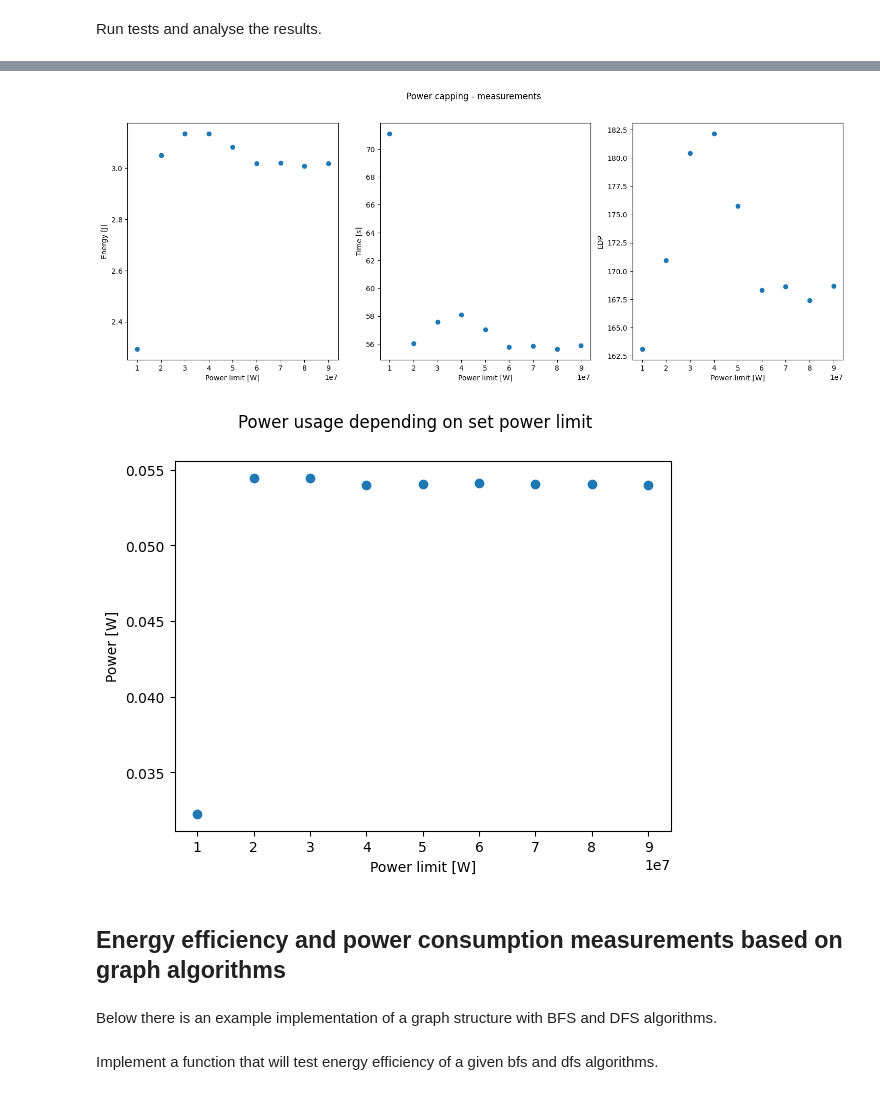
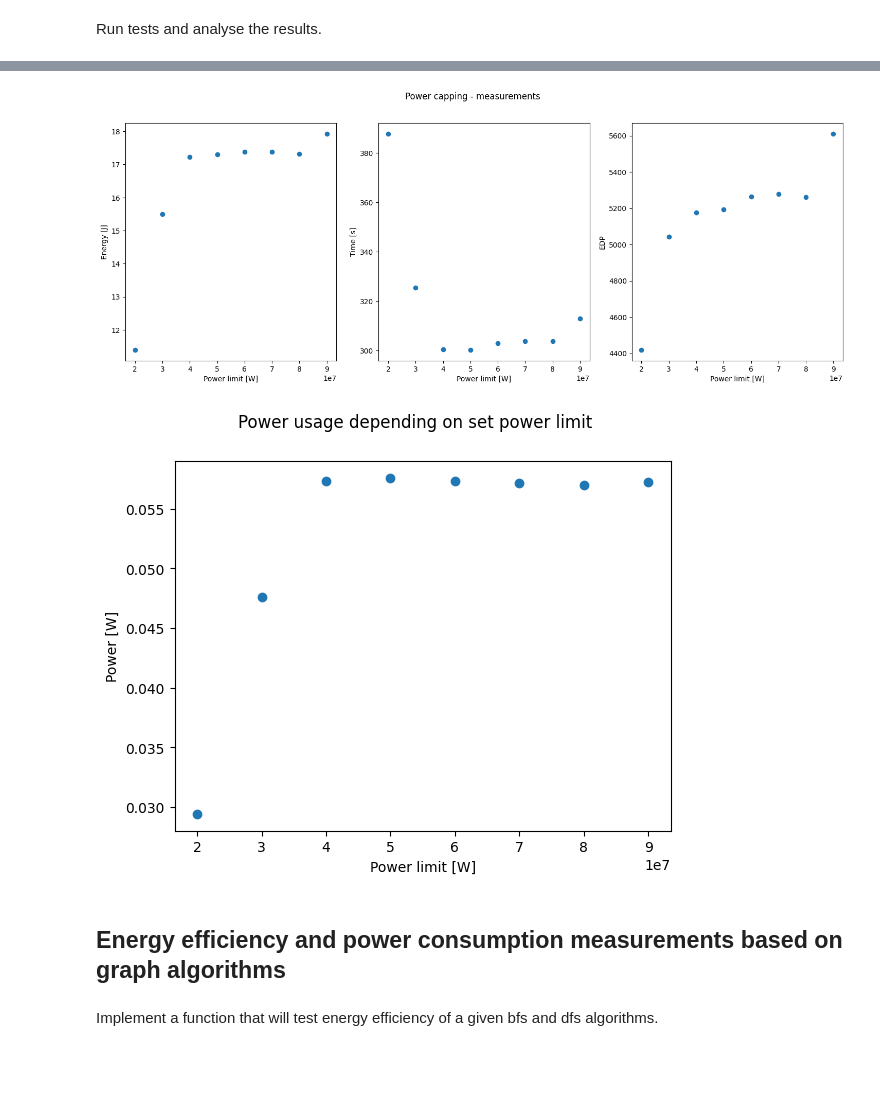
Before and after one commit to mrrys00/sem08-parallel-programming, a Jupyter notebook: energy_efficient_programming_lab/lab_v2.ipynb, the cells around one changed output, grey strips where cells are left out. Saved outputs shown, nothing was run; the diff lists cells and outputs as text; code cells hidden in the pictures; blank space fills up the shorter version.

```diff
--- a/energy_efficient_programming_lab/lab_v2.ipynb
+++ b/energy_efficient_programming_lab/lab_v2.ipynb
@@ -289,23 +291,21 @@ First problem that we are going to measure efficiency is matrix multiplication.
 # %%
 import numpy as np
 # %%
-def np_test(size: int):
+def np_test(a, b):
     " Create a test for Numpy's matrix multiplication "
-    a = np.random.rand(size, size)
-    b = np.random.rand(size, size)
 
+    start_energy = energy_uj()
     start_time = time.time()
-    start_energy = energy_uj()
     c = a @ b
+    finish_time = time.time()
     end_energy = energy_uj()
-    finish_time = time.time()
 
     energy_consumed = energy_consumption(start_energy, end_energy)
     return finish_time - start_time, energy_consumed / 1e6
 # %% [markdown]
 Define power limits (at least 5 different) that you're going to set and make tests.
 # %%
-power_limits = [int(i*1e7) for i in range(1, 10)]
+power_limits = [int(i*1e7) for i in range(2, 10)]
 print(power_limits)
 n_power_limits = len(power_limits)
 # %% [output]
@@ -313,27 +313,30 @@ n_power_limits = len(power_limits)
 # %% [markdown]
 Run tests and analyse the results.
 # %%
-ex_time = np.zeros((n_power_limits, 1))
-energy = np.zeros((n_power_limits, 1))
+matrix_size = 10000
+n_tests = 5
 
-matrix_size = 100000
-n_tests = 10
+np.random.seed(42)
+test_matrices = [(np.random.rand(matrix_size, matrix_size), np.random.rand(matrix_size, matrix_size))for _ in range(n_tests)]
+
+ex_time = np.zeros((n_power_limits, n_tests))
+energy = np.zeros((n_power_limits, n_tests))
 
 idx = 0
 for limit in power_limits:
     change_power_limits_uw(1, limit)
 
-    av_time = 0
-    av_energy = 0
+    # av_time = []
+    # av_energy = []
     for i in range(n_tests):
 
-        t, energy_consumed_j = np_test(int(5e3))
+        t, energy_consumed_j = np_test(test_matrices[i][0], test_matrices[i][1])
 
-        av_time += t
-        av_energy += energy_consumed_j
+        ex_time[idx][i] = t
+        energy[idx][i] = energy_consumed_j
 
-    ex_time[idx] = av_time/n_tests
-    energy[idx] = av_energy/n_tests
+    # ex_time[idx] = av_time/n_tests
+    # energy[idx] = av_energy/n_tests
     idx += 1
 
 change_power_limits_uw(1,init_power_limit_1)
@@ -340,10 +353,8 @@ change_power_limits_uw(1,init_power_limit_1)
 # %%
-draw_energy_plots(ex_time, energy, power_limits)
-draw_power_plot(ex_time, energy, power_limits)
+draw_energy_plots(ex_time.mean(axis=1), energy.mean(axis=1), power_limits)
+draw_power_plot(ex_time.mean(axis=1), energy.mean(axis=1), power_limits)
 # %% [output]
-[figure, old version]
+[figure, new version]
-[figure, old version]
+[figure, new version]
 # %% [markdown]
 ## Energy efficiency and power consumption measurements based on graph algorithms
-# %% [markdown]
-Below there is an example implementation of a graph structure with BFS and DFS algorithms.
```
Also changed, not shown: parts of 19 cells of this notebook.
